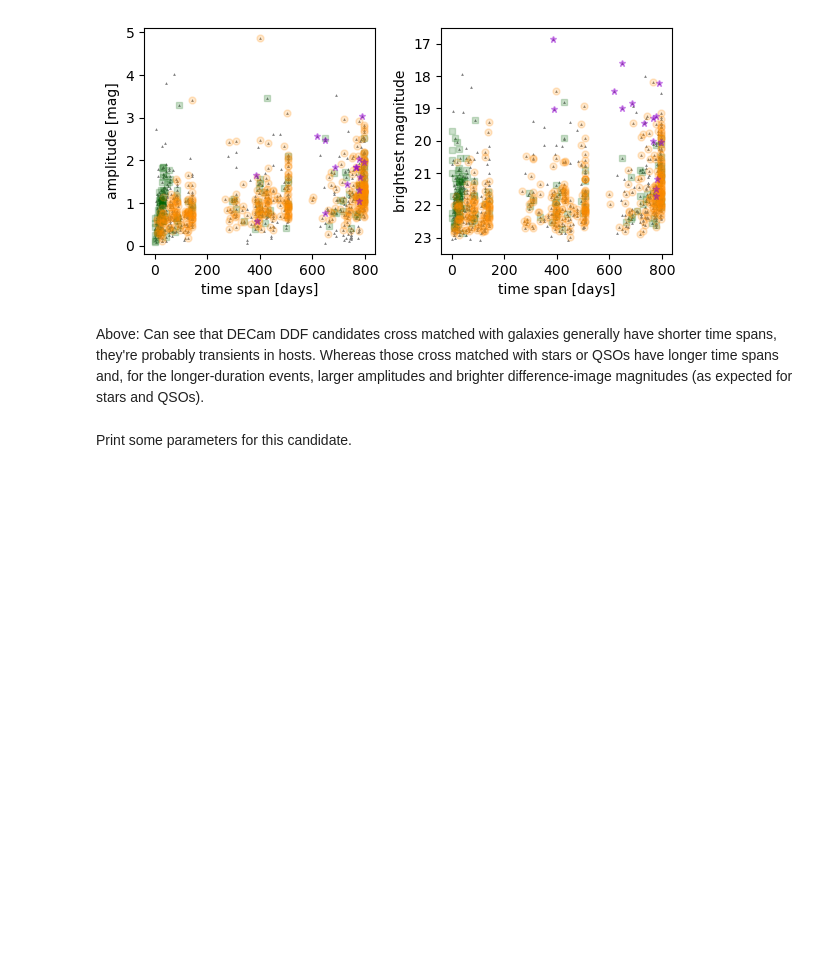
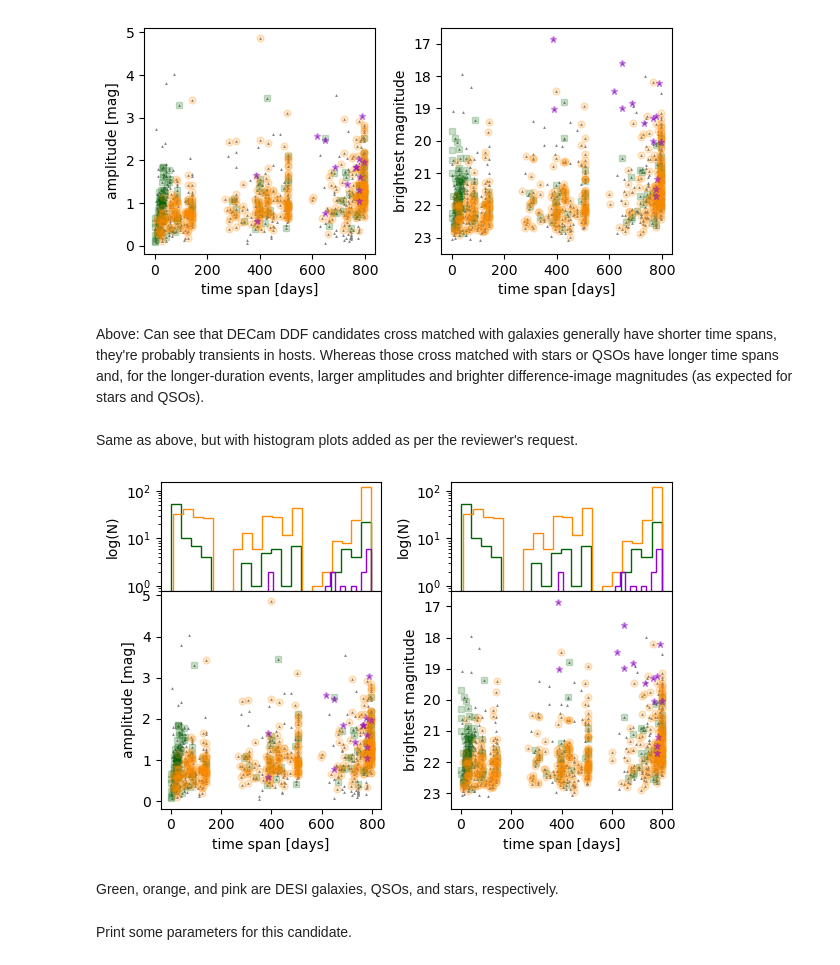
Before and after one commit to MelissaGraham/decam_ddf_tools, a Jupyter notebook: transients_science/desi/1_explore_desi_matches.ipynb, the cells around one changed output. Saved outputs shown, nothing was run; the diff lists cells and outputs as text; code cells hidden in the pictures; blank space fills up the shorter version.

Commit message:
review

```diff
--- a/transients_science/desi/1_explore_desi_matches.ipynb
+++ b/transients_science/desi/1_explore_desi_matches.ipynb
@@ -377,6 +377,57 @@ plt.show()
 [figure]
 # %% [markdown]
 Above: Can see that DECam DDF candidates cross matched with galaxies generally have shorter time spans, they're probably transients in hosts. Whereas those cross matched with stars or QSOs have longer time spans and, for the longer-duration events, larger amplitudes and brighter difference-image magnitudes (as expected for stars and QSOs).
+# %% [markdown]
+Same as above, but with histogram plots added as per the reviewer's request.
+# %%
+# fig, ax = plt.subplots(2, 2, figsize=(6, 4), sharex=True, sharey=False, height_ratios=[1, 2])
+
+fig, ax = plt.subplots(2, 2, figsize=(6, 4), sharex=True, sharey=False, gridspec_kw={'height_ratios': [1, 2], 'hspace': 0})
+
+gx = np.where(desi_stype == 'GAL')[0]
+qx = np.where(desi_stype == 'QSO')[0]
+sx = np.where(desi_stype == 'STA')[0]
+
+ax[0,0].hist(paramLC_tspan[desi_pindex[gx]], bins=20, log=True, histtype='step', color='darkgreen')
+ax[0,0].hist(paramLC_tspan[desi_pindex[qx]], bins=20, log=True, histtype='step', color='darkorange')
+ax[0,0].hist(paramLC_tspan[desi_pindex[sx]], bins=20, log=True, histtype='step', color='darkviolet')
+ax[0,0].set_ylabel('log(N)')
+
+ax[0,1].hist(paramLC_tspan[desi_pindex[gx]], bins=20, log=True, histtype='step', color='darkgreen')
+ax[0,1].hist(paramLC_tspan[desi_pindex[qx]], bins=20, log=True, histtype='step', color='darkorange')
+ax[0,1].hist(paramLC_tspan[desi_pindex[sx]], bins=20, log=True, histtype='step', color='darkviolet')
+ax[0,1].set_ylabel('log(N)')
+
+tx = np.where((paramLC_field == 'COSMOS') & (paramLC_tspan > 1))[0]
+ax[1,0].plot(paramLC_tspan[tx], paramLC_amp[tx], '^', ms=2, mew=0, color='grey')
+ax[1,0].plot(paramLC_tspan[desi_pindex[gx]], paramLC_amp[desi_pindex[gx]],
+             's', ms=5, alpha=0.2, color='darkgreen', label='DESI galaxy')
+ax[1,0].plot(paramLC_tspan[desi_pindex[qx]], paramLC_amp[desi_pindex[qx]],
+              'o', ms=5, alpha=0.2, color='darkorange', label='DESI QSO')
+ax[1,0].plot(paramLC_tspan[desi_pindex[sx]], paramLC_amp[desi_pindex[sx]],
+              '*', ms=5, alpha=0.4, color='darkviolet', label='DESI star')
+ax[1,0].set_xlabel('time span [days]')
+ax[1,0].set_ylabel('amplitude [mag]')
+
+ax[1,1].plot(paramLC_tspan[tx], paramLC_minmag[tx], '^', ms=2, mew=0, color='grey')
+ax[1,1].plot(paramLC_tspan[desi_pindex[gx]], paramLC_minmag[desi_pindex[gx]],
+              's', ms=5, alpha=0.2, color='darkgreen', label='DESI galaxy')
+ax[1,1].plot(paramLC_tspan[desi_pindex[qx]], paramLC_minmag[desi_pindex[qx]],
+              'o', ms=5, alpha=0.2, color='darkorange', label='DESI QSO')
+ax[1,1].plot(paramLC_tspan[desi_pindex[sx]], paramLC_minmag[desi_pindex[sx]],
+              '*', ms=5, alpha=0.4, color='darkviolet', label='DESI star')
+ax[1,1].set_xlabel('time span [days]')
+ax[1,1].set_ylabel('brightest magnitude')
+ax[1,1].set_ylim([23.5, 16.5])
+
+# plt.subplots_adjust(hspace=0)
+plt.tight_layout()
+plt.savefig('desi_lc_comp_v2')
+plt.show()
+# %% [output]
+[figure, added]
+# %% [markdown]
+Green, orange, and pink are DESI galaxies, QSOs, and stars, respectively.
 # %%
 # xx = np.where(lsdr10xm_candid == cand)[0]
 # px = np.where(paramLC_candid == cand)[0]
```
Also changed, not shown: 1 other file.
